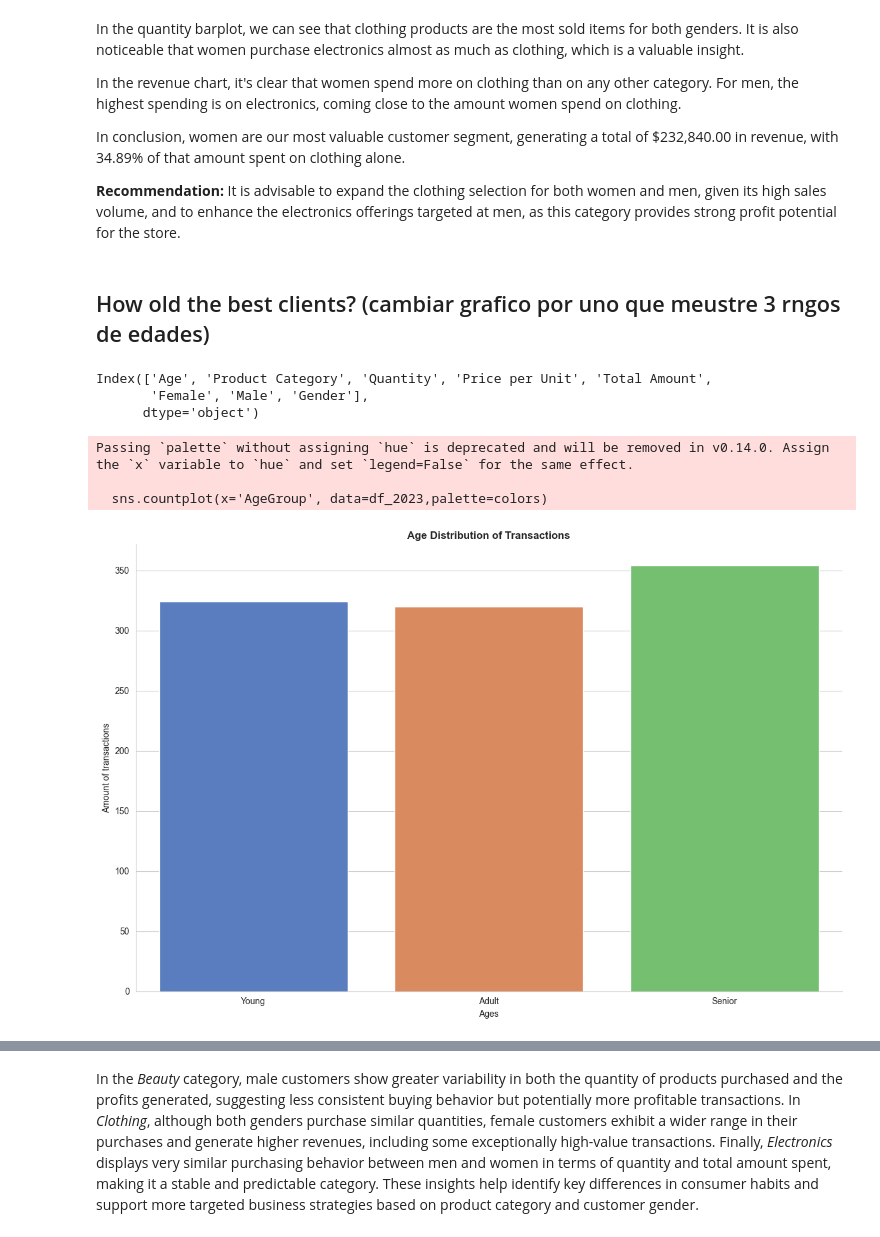
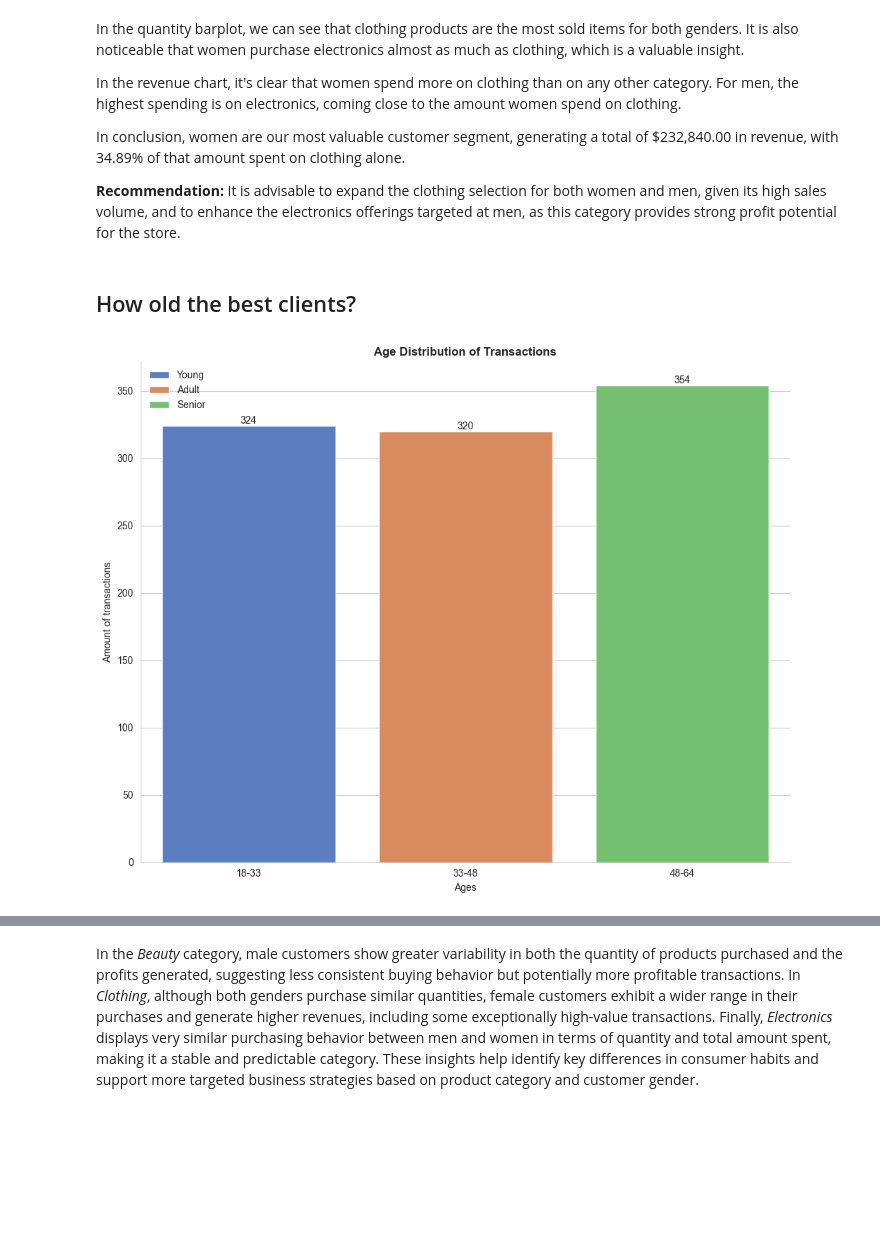
Before and after one commit to SHIro12211/Online-Store, a Jupyter notebook: notebooks/EDA.ipynb, the cells around one changed output, grey strips where cells are left out. Drawn from its saved outputs; the diff is of its cells as text; code cells hidden in the pictures; blank space fills up the shorter version.

```diff
--- a/notebooks/EDA.ipynb
+++ b/notebooks/EDA.ipynb
@@ -349,15 +350,15 @@ for index, barplot in enumerate(list_data):
     #setting styles
     ax[index].spines['top'].set_visible(False)
     ax[index].spines['right'].set_visible(False)
-    #container has label for each bar
     if barplot['y']=='Quantity':
         label="%.0f unit"
     else:
         label="$ {:,.2f}"
     for bar in ax[index].containers:
+        #bar containg the values
         ax[index].bar_label(bar,fmt=label, padding=3)
     ax[index].set_title(barplot['title'])
-    ax[index].legend(loc='upper left', fontsize=12, title_fontsize=11, frameon=False)
+    ax[index].legend(loc='upper left', fontsize=12, frameon=False)
 plt.show()
 # %% [output]
 [figure]
@@ -371,37 +372,38 @@ In conclusion, women are our most valuable customer segment, generating a total
 **Recommendation:**
 It is advisable to expand the clothing selection for both women and men, given its high sales volume, and to enhance the electronics offerings targeted at men, as this category provides strong profit potential for the store.
 # %% [markdown]
-## How old the best clients? (cambiar grafico por uno que meustre 3 rngos de edades)
+## How old the best clients?
 # %%
-fig, ax=plt.subplots(figsize=(12,8))
-colors=sns.color_palette('muted', n_colors=3)
+fig, ax=plt.subplots(figsize=(10,8))
+colors=sns.color_palette('muted', n_colors=len(df_2023['Product Category'].unique()))
 # transaction frequency, age range & bars
-print(df_2023.columns)
+#making bins
 bins=np.linspace(df_2023['Age'].min(), df_2023['Age'].max(), num=4)
-label=['Young', 'Adult', 'Senior']
-df_2023['AgeGroup']=pd.cut(df_2023['Age'], bins=bins, labels=label, include_lowest=True)
-sns.countplot(x='AgeGroup', data=df_2023,palette=colors)
-#setting axes
-ax.set_title("Age Distribution of Transactions", fontsize=12, fontweight='bold')
+#changing values float to int
+bins=bins.astype(int)
+#labels
+names_ranges=['Young', 'Adult', 'Senior']
+label = [f"{bins[i]}-{bins[i+1]}" for i in range(len(bins)-1)]
+#Making new column AgeGroup
+df_2023['AgeGroup']=pd.cut(df_2023['Age'], bins=bins, labels=names_ranges, include_lowest=True)
+#countplot
+sns.countplot(x='AgeGroup', data=df_2023, hue='AgeGroup', palette=colors)
+#setting axis
+ticks=ax.get_xticks()
+ax.set_xticks(ticks)
+ax.set_xticklabels(labels=label)
 ax.set_xlabel('Ages')
 ax.set_ylabel("Amount of transactions")
-
-
-
-
+#showning values on every bar
+for bar in ax.containers:
+    ax.bar_label(bar)
 #some styles
+ax.set_title("Age Distribution of Transactions", fontsize=12, fontweight='bold')
 ax.spines['top'].set_visible(False)
 ax.spines['right'].set_visible(False)
-ax.legend(frameon=False, loc='upper left')
-
+ax.legend(frameon=False, loc='upper left', labels=names_ranges)
 plt.tight_layout()
-
+#display graph
 plt.show()
 # %% [output]
-Index(['Age', 'Product Category', 'Quantity', 'Price per Unit', 'Total Amount',
-       'Female', 'Male', 'Gender'],
-      dtype='object')
-Passing `palette` without assigning `hue` is deprecated and will be removed in v0.14.0. Assign the `x` variable to `hue` and set `legend=False` for the same effect.
-
-  sns.countplot(x='AgeGroup', data=df_2023,palette=colors)
-[figure, old version]
+[figure, new version]
```
Also changed, not shown: parts of 10 cells of this notebook.
